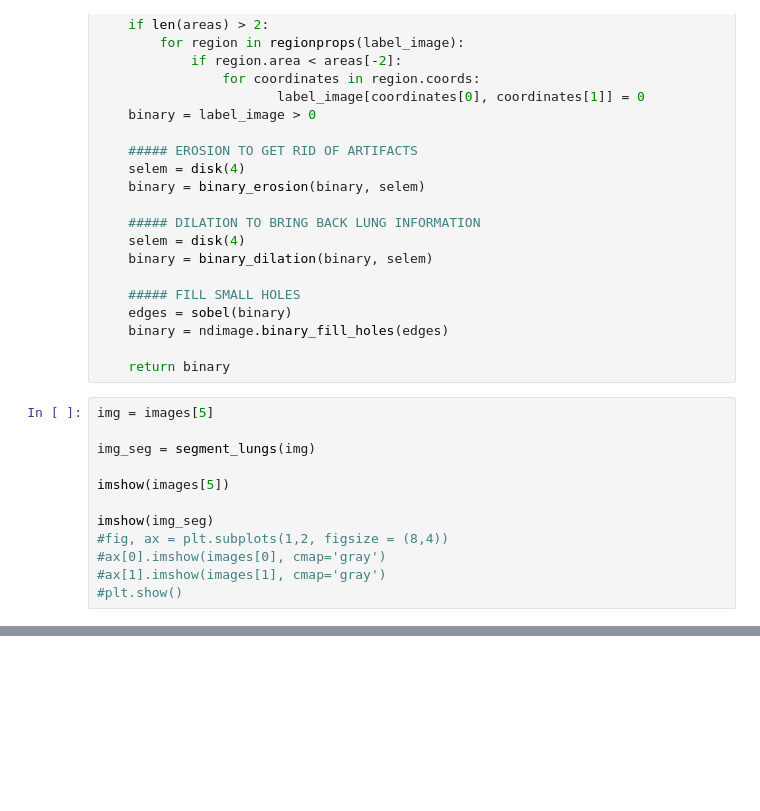
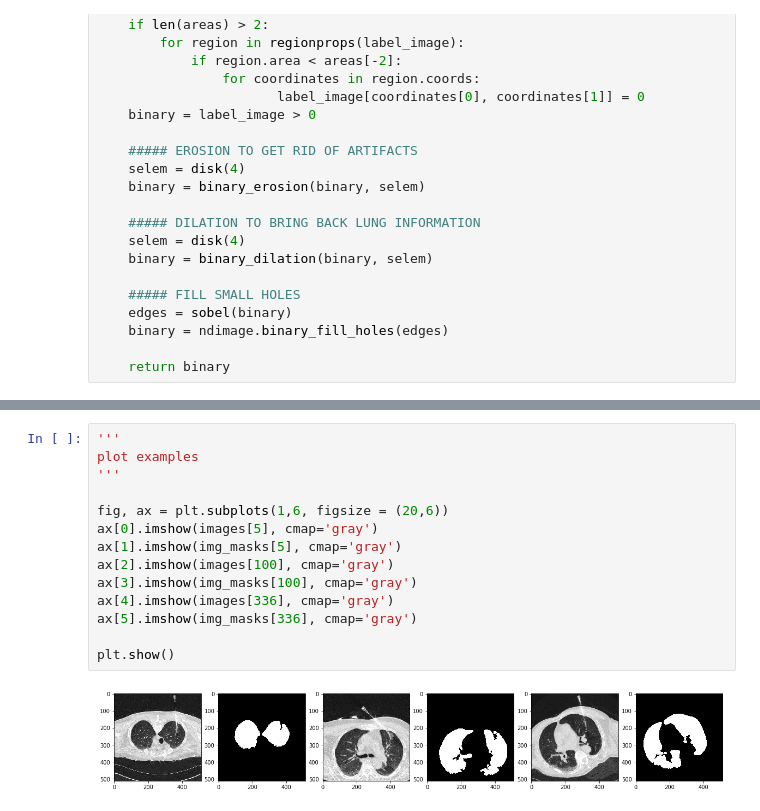
Before and after one commit to aogarlid/bioeng223b, a Jupyter notebook: book_lung-preprocessing.ipynb, the cells around one changed output, grey strips where cells are left out. Saved outputs shown, nothing was run; the diff lists cells and outputs as text; blank space fills up the shorter version.

Commit message:
update lung_segmentation scripts
Signed-off-by: aogarlid <aogarlid@gmail.com>

```diff
--- a/book_lung-preprocessing.ipynb
+++ b/book_lung-preprocessing.ipynb
@@ -94,15 +62,3 @@ def segment_lungs(im):
     binary = ndimage.binary_fill_holes(edges)
 
     return binary
-# %%
-img = images[5]
-
-img_seg = segment_lungs(img)
-
-imshow(images[5])
-
-imshow(img_seg)
-#fig, ax = plt.subplots(1,2, figsize = (8,4))
-#ax[0].imshow(images[0], cmap='gray')
-#ax[1].imshow(images[1], cmap='gray')
-#plt.show()
@@ -111,0 +106,16 @@ imshow(img_seg)
+# %%
+'''
+plot examples
+'''
+
+fig, ax = plt.subplots(1,6, figsize = (20,6))
+ax[0].imshow(images[5], cmap='gray')
+ax[1].imshow(img_masks[5], cmap='gray')
+ax[2].imshow(images[100], cmap='gray')
+ax[3].imshow(img_masks[100], cmap='gray')
+ax[4].imshow(images[336], cmap='gray')
+ax[5].imshow(img_masks[336], cmap='gray')
+
+plt.show()
+# %% [output]
+[figure, added]
```
Also changed, not shown: parts of 4 cells of this notebook.
